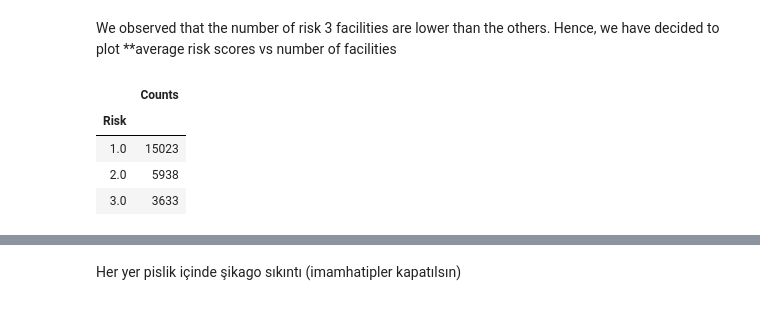
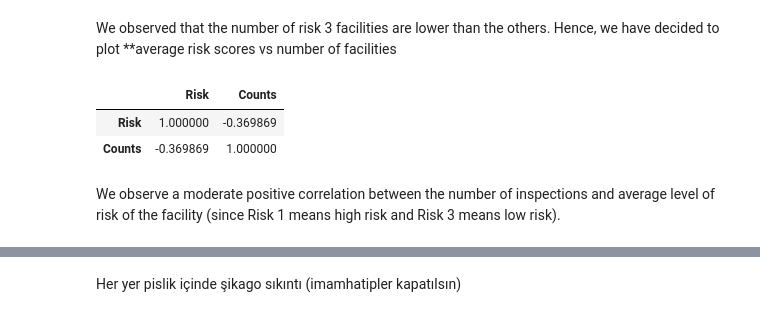
Before and after one commit to RubinDaija/epfl-ada-2019-project, a Jupyter notebook: project.ipynb, the cells around one changed output, grey strips where cells are left out. Drawn from its saved outputs; the diff is of its cells as text; code cells hidden in the pictures.

```diff
--- a/project.ipynb
+++ b/project.ipynb
@@ -22,0 +37,10 @@ df = pd.read_csv(zf.open('chicago_dropped/food_inspections.csv'))
+# %%
+link = 'https://drive.google.com/open?id=1TtnQzq_WhnRj7KweW4upOzrC7C3gFpRE' # The shareable link
+fluff, id = link.split('=')
+print (id) # Verify that you have everything after '='
+
+downloaded = drive.CreateFile({'id':id})
+downloaded.GetContentFile('food_inspections.csv')
+df = pd.read_csv('food_inspections.csv')
+
+# Dataset is now stored in a Pandas Dataframe
@@ -231,16 +254,18 @@ merged.plot.scatter(x='Risk',y='Counts')
 [figure]
 # %% [markdown]
 We observed that the number of risk 3 facilities are lower than the others. Hence, we have decided to plot **average risk scores vs number of facilities
+# %%
+merged[['Risk', 'Counts']].corr(method='pearson')
+# %% [output]
+|  | Risk | Counts |
+| Risk | 1.000000 | -0.369869 |
+| Counts | -0.369869 | 1.000000 |
+# %% [markdown]
+We observe a moderate positive correlation between the number of inspections and average level of risk of the facility (since Risk 1 means high risk and Risk 3 means low risk).
 # %%
 #Grouped by risk scores and number of facilities
 df_avg_risk_score1 = pd.DataFrame(df_avg_risk_score).apply(lambda x: round(x)).reset_index()
 df_avg_risk_score1 = pd.DataFrame(df_avg_risk_score1.groupby('Risk').count()['Latitude']).rename(columns={'Latitude':'Counts'})
 df_avg_risk_score1
-# %% [output]
-|  | Counts |
-| Risk |  |
-| 1.0 | 15023 |
-| 2.0 | 5938 |
-| 3.0 | 3633 |
 # %%
 plt.bar(df_avg_risk_score1.index,df_avg_risk_score1['Counts'])
```
Also changed, not shown: parts of 7 cells of this notebook.
